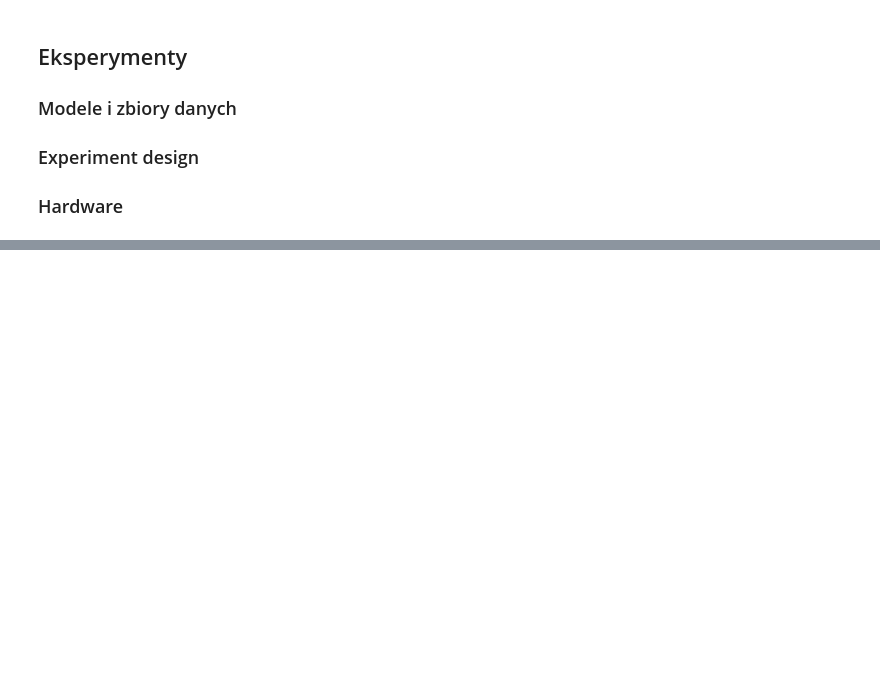
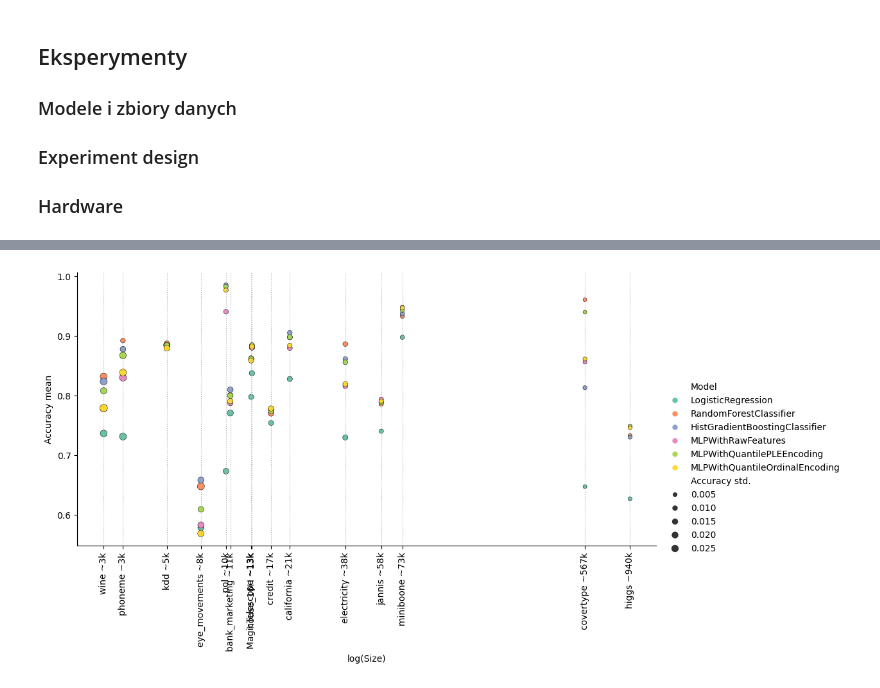
Before and after one commit to barhanc/tabular-discretization-and-nn, a Jupyter notebook: experiment.ipynb, the cells around one changed output, grey strips where cells are left out. Saved outputs shown, nothing was run; the diff lists cells and outputs as text; code cells hidden in the pictures; blank space fills up the shorter version.

```diff
--- a/experiment.ipynb
+++ b/experiment.ipynb
@@ -245,3 +247,41 @@ plt.show()
+# %%
+from millify import millify
+
+df_acc = df.xs(key="test_acc_scores", axis=1, level=2)
+models = df_acc.columns.get_level_values(1).unique()
+
+df_acc_agg = pd.DataFrame()
+df_acc_agg["acc_avg"] = df_acc.mean()
+df_acc_agg["acc_std"] = df_acc.std()
+
+for dataset, data_id in datasets.items():
+    size = len(fetch_openml(data_id=data_id, return_X_y=True, as_frame=True)[0])
+    for model in models:
+        df_acc_agg.loc[(dataset, models), "size"] = size
+
+df_acc_agg = df_acc_agg.reset_index()
+df_acc_agg.columns = ["Dataset", "Model", "Accuracy mean", "Accuracy std.", "Size"]
+df_acc_agg.loc[:, "log(Size)"] = np.log(df_acc_agg.loc[:, "Size"])
+# %%
+fg = sns.relplot(
+    data=df_acc_agg,
+    y="Accuracy mean",
+    x="log(Size)",
+    hue="Model",
+    size="Accuracy std.",
+    palette="Set2",
+    edgecolors="k",
+    aspect=2,
+)
+df_acc_agg_sort = df_acc_agg.sort_values(by="log(Size)")
+fg.ax.set_xticks(
+    ticks=df_acc_agg_sort.loc[:, "log(Size)"].unique(),
+    labels=pd.unique(df_acc_agg_sort.loc[:, "Dataset"] + " ~" + df_acc_agg_sort.loc[:, "Size"].apply(millify)),
+    rotation=90,
+)
+fg.ax.grid(True, which="major", axis="x", ls="dotted", lw=0.8)
+# %% [output]
+[figure, added]
 # %%
 from scipy import stats
 from itertools import product
```
Also changed, not shown: parts of 3 cells of this notebook.
